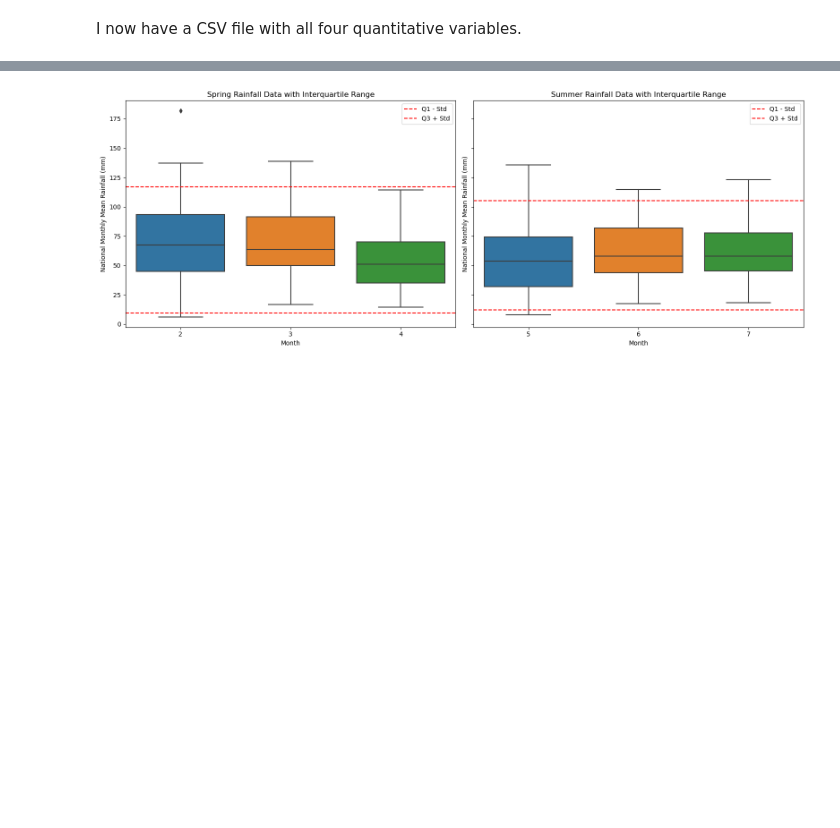
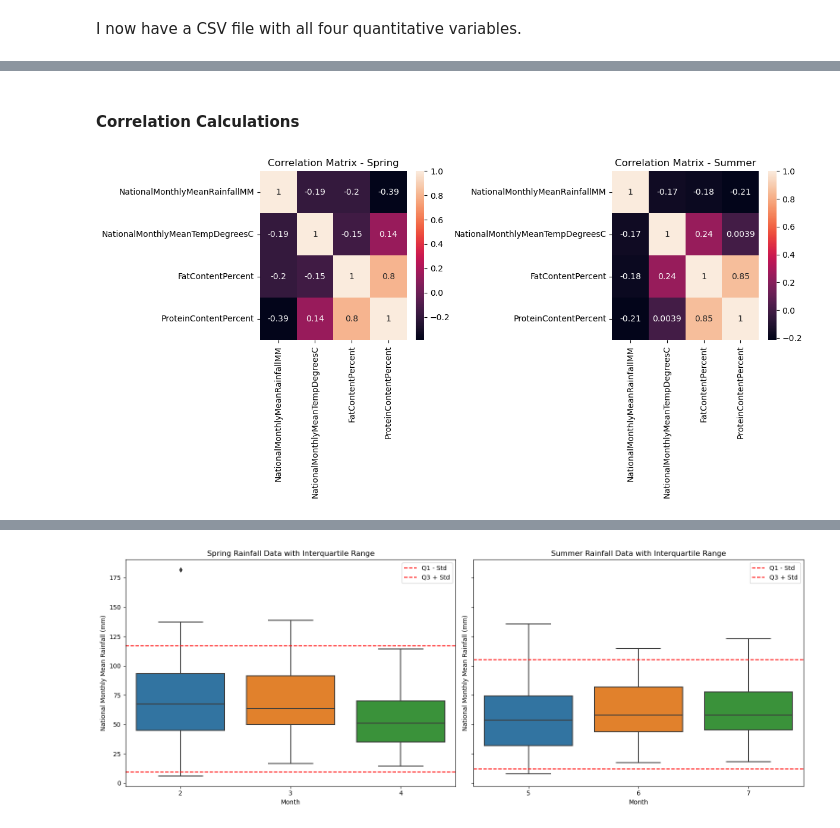
Before and after one commit to turps-pc90/PfDA_Assignment, a Jupyter notebook: PfDA_Assignment.ipynb, the cells around one changed output, grey strips where cells are left out. Saved outputs shown, nothing was run; the diff lists cells and outputs as text; code cells hidden in the pictures; blank space fills up the shorter version.

Commit message:
References added. Correlation calculation done (little found)

```diff
--- a/PfDA_Assignment.ipynb
+++ b/PfDA_Assignment.ipynb
@@ -369,3 +371,27 @@ summer_months = [5, 6, 7] # May, June, July
 # Create subsets of data for spring and summer
 spring_data = irish_milk[irish_milk['Month'].dt.month.isin(spring_months)]
 summer_data = irish_milk[irish_milk['Month'].dt.month.isin(summer_months)]
+# %% [markdown]
+#### Correlation Calculations
+# %%
+# Using Pandas corr() function and setting numeric_only to true to ignore months column
+corr_spr = spring_data.corr(numeric_only = True)
+corr_sum = summer_data.corr(numeric_only = True)
+
+# Using Seaborn heatmap to show correlation matrix
+# Create subplots
+fig, axes = plt.subplots(1, 2, figsize=(12, 6))
+
+# Plot the first heatmap
+sns.heatmap(corr_spr, annot=True, ax=axes[0])
+axes[0].set_title('Correlation Matrix - Spring')
+
+# Plot the second heatmap
+sns.heatmap(corr_sum, annot=True, ax=axes[1])
+axes[1].set_title('Correlation Matrix - Summer')
+
+# Adjust layout to prevent overlapping
+plt.tight_layout()
+plt.show()
+# %% [output]
+[figure, added]
```
Also changed, not shown: parts of 11 cells of this notebook.
